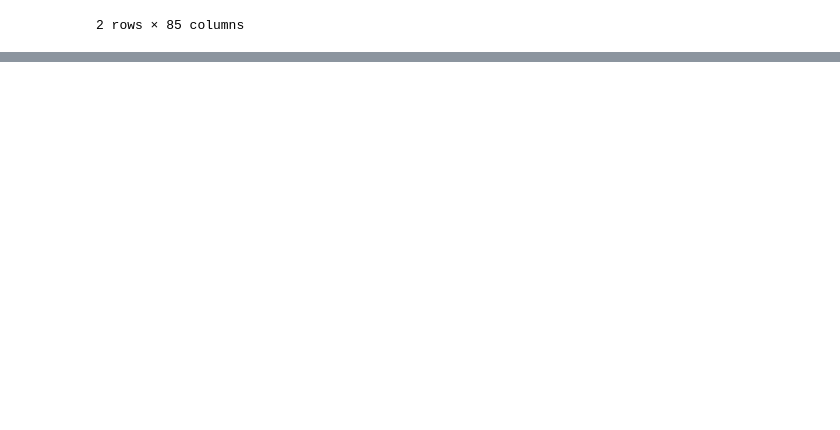
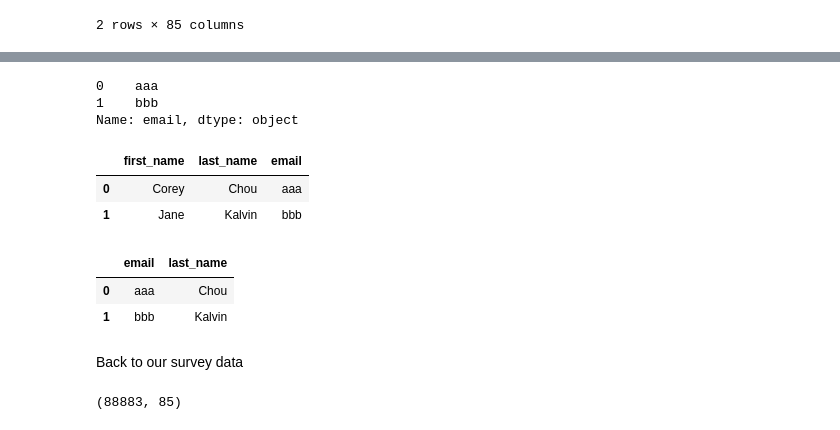
Before and after one commit to LeevesC/LearningML, a Jupyter notebook: Intro_Pandas/00.ipynb, the cells around one changed output, grey strips where cells are left out. Saved outputs shown, nothing was run; the diff lists cells and outputs as text; code cells hidden in the pictures; blank space fills up the shorter version.

```diff
--- a/Intro_Pandas/00.ipynb
+++ b/Intro_Pandas/00.ipynb
@@ -67,0 +70,10 @@ df.tail(2)
+# %%
+# convert dict into dataframe
+people = {
+    'first_name': ['Corey', 'Jane', 'Lee'],
+    'last_name': ['Chou', 'Kalvin', 'Leo'],
+    'email': ['aaa', 'bbb', 'ccc']
+}
+# %%
+df_people = pd.DataFrame(people)
+df_people
@@ -67,0 +120,27 @@ df.tail(2)
+# %%
+# iloc for specific rows and columns
+df_people.iloc[[0,1], 2]
+# %% [output]
+0    aaa
+1    bbb
+Name: email, dtype: object
+# %%
+# accessing data with label
+df_people.loc[[0, 1]] # 0 is default label for each row
+# %% [output]
+|  | first_name | last_name | email |
+| 0 | Corey | Chou | aaa |
+| 1 | Jane | Kalvin | bbb |
+# %%
+# columns labels is not by default coz we set it
+df_people.loc[[0,1],['email', 'last_name']]
+# %% [output]
+|  | email | last_name |
+| 0 | aaa | Chou |
+| 1 | bbb | Kalvin |
+# %% [markdown]
+Back to our survey data
+# %%
+df.shape
+# %% [output]
+(88883, 85)
```
Also changed, not shown: parts of 10 cells of this notebook, 1 other file.
